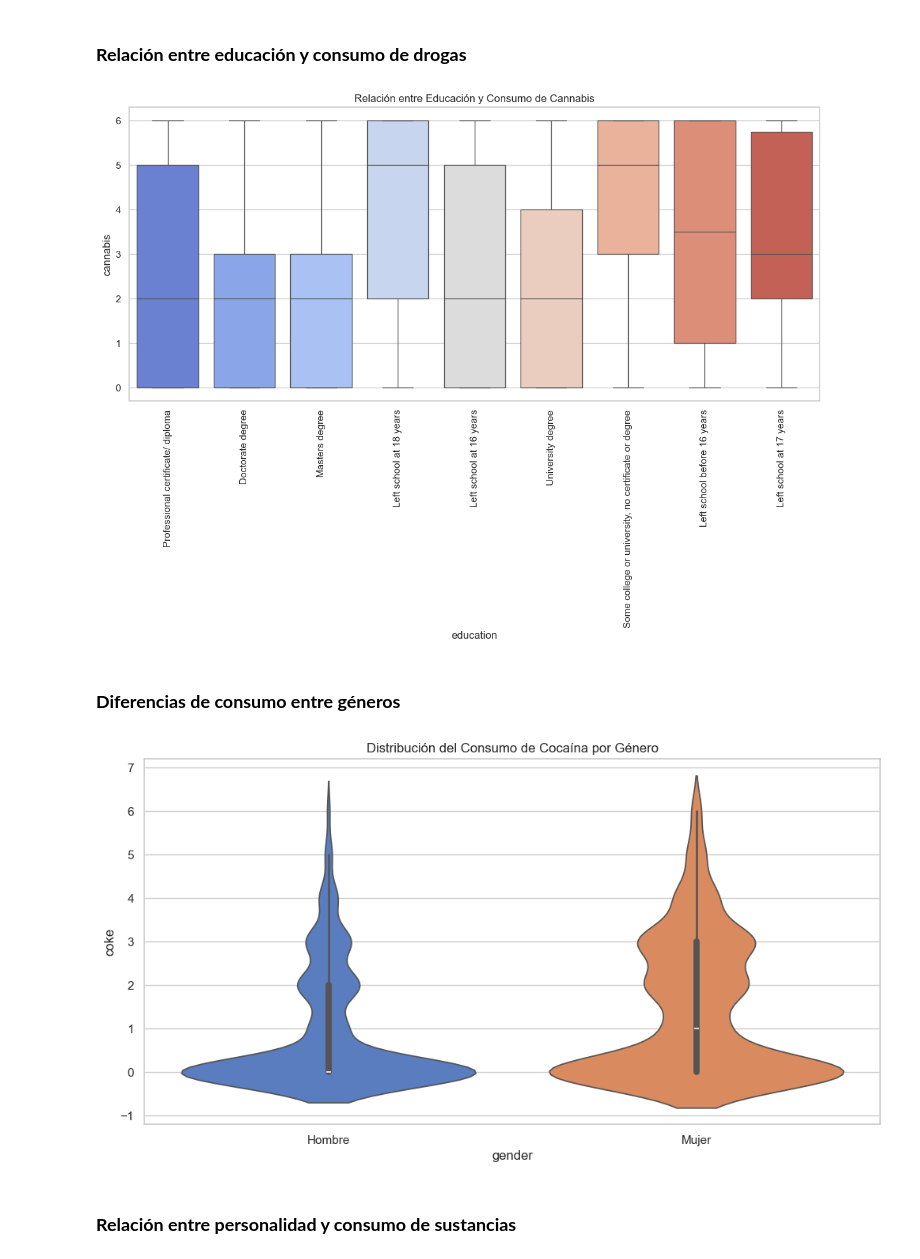
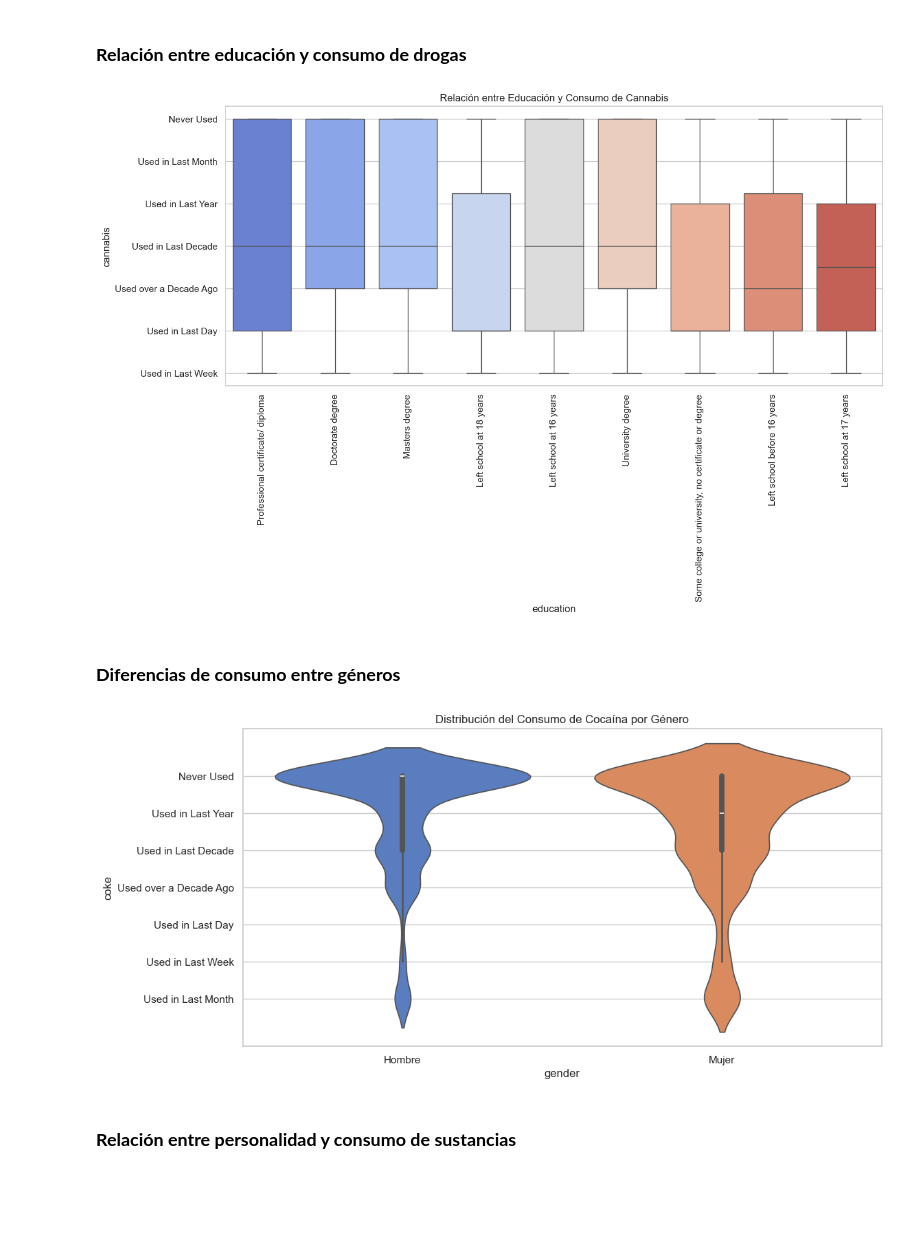
Before and after one commit to Xio0918/Storytelling, a Jupyter notebook: Drug_consumption.ipynb, the cells around one changed output. Saved outputs shown, nothing was run; the diff lists cells and outputs as text; code cells hidden in the pictures; blank space fills up the shorter version.

```diff
--- a/Drug_consumption.ipynb
+++ b/Drug_consumption.ipynb
@@ -1039,21 +1048,21 @@ plt.show()
 ### **Relación entre educación y consumo de drogas**
 # %%
 plt.figure(figsize=(14, 6))
-sns.boxplot(data=df_encoded, x="education", y="cannabis", palette="coolwarm")
+sns.boxplot(data=df, x="education", y="cannabis", palette="coolwarm")
 plt.xticks(rotation=90)
 plt.title("Relación entre Educación y Consumo de Cannabis")
 plt.show()
 # %% [output]
-[figure, old version]
+[figure, new version]
 # %% [markdown]
 ### **Diferencias de consumo entre géneros**
 # %%
 plt.figure(figsize=(12, 6))
-sns.violinplot(data=df_encoded, x="gender", y="coke", palette="muted")
+sns.violinplot(data=df, x="gender", y="coke", palette="muted")
 plt.title("Distribución del Consumo de Cocaína por Género")
 plt.show()
 # %% [output]
-[figure, old version]
+[figure, new version]
 # %% [markdown]
 ### **Relación entre personalidad y consumo de sustancias**
 # %%
```
Also changed, not shown: parts of 5 cells of this notebook.
